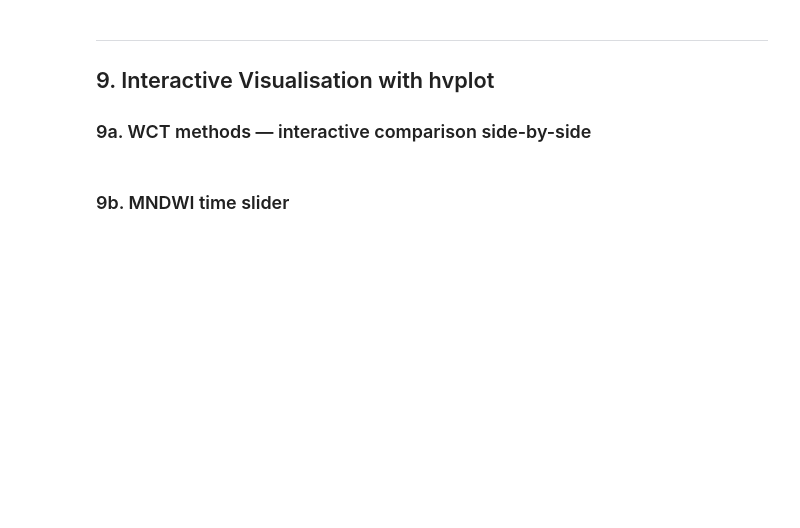
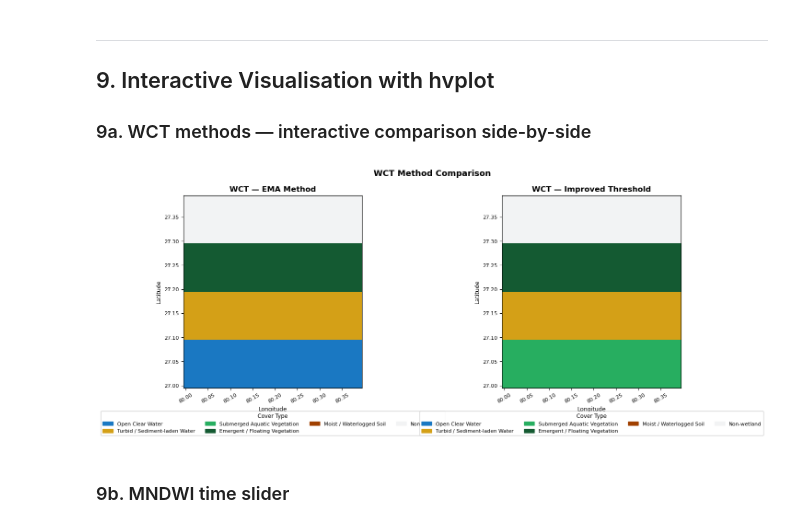
Before and after one commit to manudeo/wetlandmapper, a Jupyter notebook: notebooks/demo_wetlandmapper.ipynb, the cells around one changed output. Saved outputs shown, nothing was run; the diff lists cells and outputs as text; code cells hidden in the pictures; blank space fills up the shorter version.

```diff
--- a/notebooks/demo_wetlandmapper.ipynb
+++ b/notebooks/demo_wetlandmapper.ipynb
@@ -724,14 +866,17 @@ pn.Row(map_ema, map_thr, map_diff)
 # %%
 # ── Static fallback: WCT comparison side-by-side ───────────────────────────
 fig, axes = plt.subplots(1, 2, figsize=(14, 6))
 plot_wct(wct_ema, ax=axes[0], title='WCT — EMA Method',
          legend_loc='outside bottom')
 plot_wct(wct_thr, ax=axes[1], title='WCT — Improved Threshold',
          legend_loc='outside bottom')
 fig.suptitle('WCT Method Comparison', fontsize=13, fontweight='bold')
+plt.tight_layout()
 plt.savefig(os.path.join(OUTPUT_DIR, 'fig_wct_comparison.png'),
             dpi=150, bbox_inches='tight')
 plt.show()
+# %% [output]
+[figure, added]
 # %% [markdown]
 ### 9b. MNDWI time slider
 # %%
```
Also changed, not shown: parts of 39 cells of this notebook.
